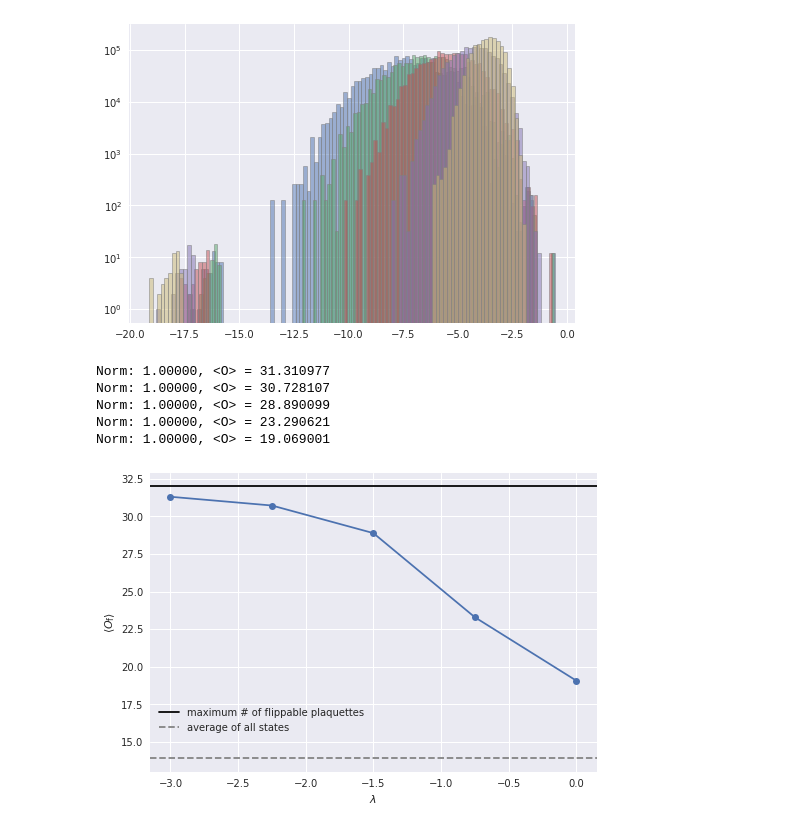
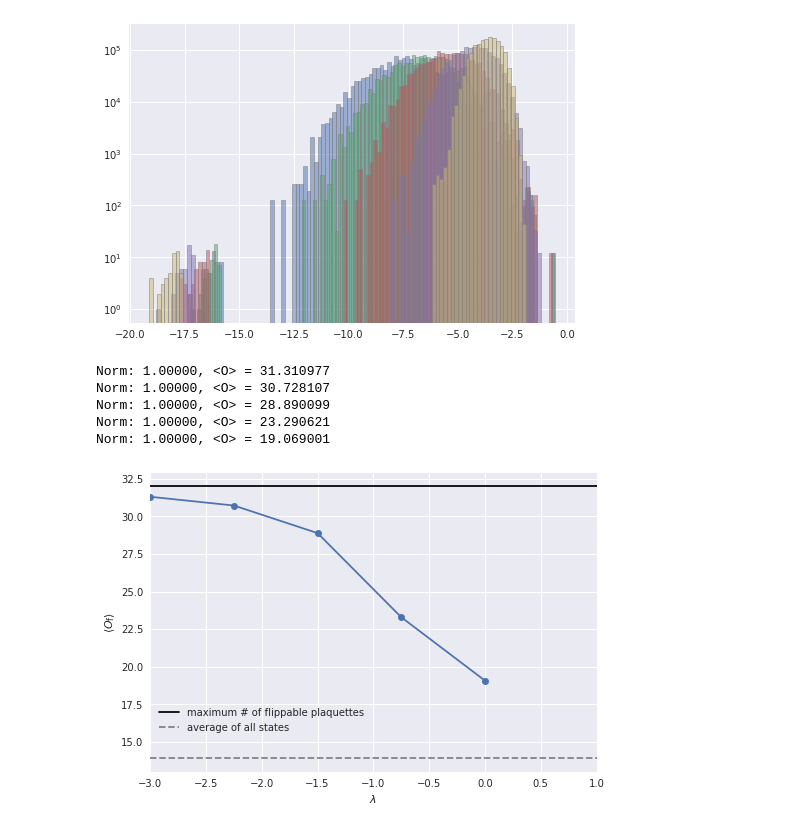
Before and after one commit to cygnus2/FQLMs, a Jupyter notebook: python_notebooks/state_histograms.ipynb, the cells around one changed output. Drawn from its saved outputs; the diff is of its cells as text; code cells hidden in the pictures.

```diff
--- a/python_notebooks/state_histograms.ipynb
+++ b/python_notebooks/state_histograms.ipynb
@@ -95,13 +95,15 @@ with plt.style.context('seaborn'):
     # correlation.
 
     for l in [-3.0, 0.0]:
-        ldata = np.log(np.abs(data[l]))
+        ldata = np.log10(np.abs(data[l]))
         ax.scatter(ldata, pcount, alpha=0.2, marker='.', label='$\\lambda = {:.2f}$'.format(l))
         hx.hist(ldata, bins=100, alpha=0.6)
 
     ax.set_xlabel('log weight')
     ax.set_ylabel('# of flippable plaquettes')
     ax.legend(loc='upper left')
+
+    ax.axvline(np.log10(1/np.sqrt(len(ldata))))
 
     # ---
     # vertical histogram.
@@ -116,6 +118,7 @@ with plt.style.context('seaborn'):
     hx.set_yscale('log')
     hx.set_xticks([])
 
+
     # ---
     fig.subplots_adjust(wspace=0.02, hspace=0.02)
 # %% [output]
@@ -190,29 +191,30 @@ with plt.style.context('seaborn'):
 # %%
 lams = sorted(all_data.keys())
 oflip = np.zeros(len(all_data))
 
 for i, l in enumerate(lams):
     oflip[i] = np.dot(np.conj(all_data[l])*all_data[l], pcount) #/ (2*2*4*2)
 
     norm = np.dot(all_data[l], all_data[l])
     print('Norm: {:.5f}, <O> = {:.6f}'.format(norm, oflip[i]))
 
 with plt.style.context('seaborn'):
     fig, ax = plt.subplots()
 
     ax.plot(lams, oflip, marker='o', ls='-')
 
     ax.axhline(32, ls='-', color='black', label='maximum # of flippable plaquettes')
     ax.axhline(np.mean(pcount), ls='--', color='gray', label='average of all states')
 
 
+    ax.set_xlim(-3,1)
     ax.legend(loc='lower left', bbox_to_anchor=[0,.1])
     ax.set_xlabel('$\\lambda$')
     ax.set_ylabel('$\\langle O_{\\rm f} \\rangle$')
 # %% [output]
 Norm: 1.00000, <O> = 31.310977
 Norm: 1.00000, <O> = 30.728107
 Norm: 1.00000, <O> = 28.890099
 Norm: 1.00000, <O> = 23.290621
 Norm: 1.00000, <O> = 19.069001
-[figure, old version]
+[figure, new version]
```
Also changed, not shown: parts of 2 cells of this notebook, 2 other files.
